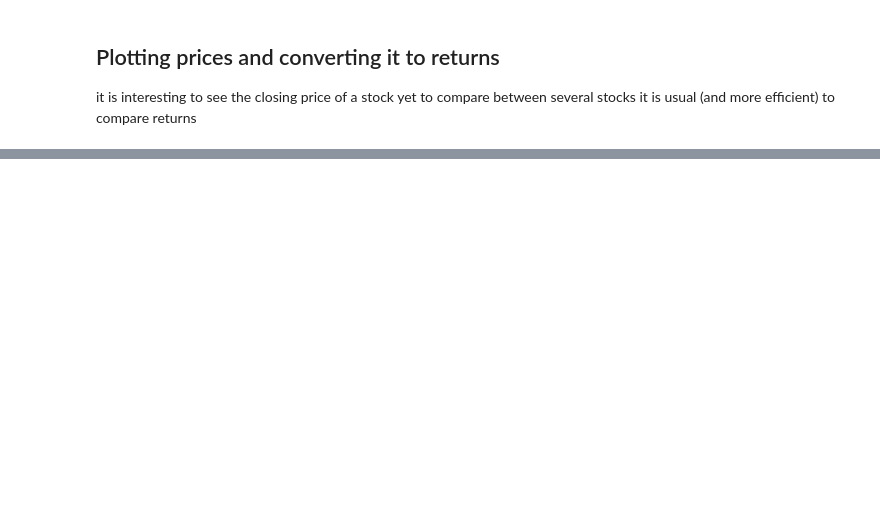
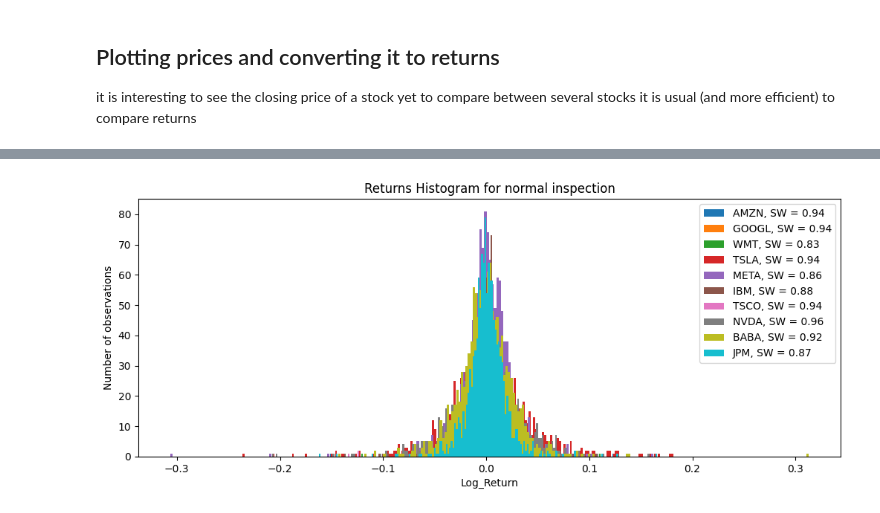
Before and after one commit to leoneleo/portifolio_opm, a Jupyter notebook: port_opm.ipynb, the cells around one changed output, grey strips where cells are left out. Cells and saved outputs as stored; diff of their text form; code cells hidden in the pictures; blank space fills up the shorter version.

Commit message:
normality check

```diff
--- a/port_opm.ipynb
+++ b/port_opm.ipynb
@@ -108,0 +131,3 @@ plt.show()
+# %%
+# put new tickers in the df
+df = get_stock(df, tickers, initial_date, end_date)
@@ -108,0 +152,3 @@ plt.show()
+# %%
+df = df.dropna(axis=1)
+df.shape
@@ -108,0 +167,13 @@ plt.show()
+# %%
+# to convert the values using this equation
+# it is possible to use numpy to make the transformation
+
+df_ret = np.log(df).diff()
+
+# As we made de diff, one of the rows (the oldest one) will be empty,
+# so it is necessary to take the NA values
+
+df_ret = df_ret.dropna(axis = 0) # axis = 0 to consider the row and not the column
+
+# visualize the result
+df_ret.head()
@@ -108,0 +197,15 @@ plt.show()
+# %%
+from scipy import stats
+
+plt.figure(figsize=(12.2,4.5))
+for i in df_ret.columns.values[:10]:
+    sw_test = stats.shapiro(df_ret[i])
+    plt.hist( df_ret[i],  label = f"{i}, SW = {round(sw_test.statistic, 2)}", bins = 200)
+
+plt.title('Returns Histogram for normal inspection')
+plt.xlabel('Log_Return')
+plt.ylabel('Number of observations')
+plt.legend()#df_ret.columns.values[:10])
+plt.show()
+# %% [output]
+[figure, added]
```
Also changed, not shown: parts of 9 cells of this notebook.
